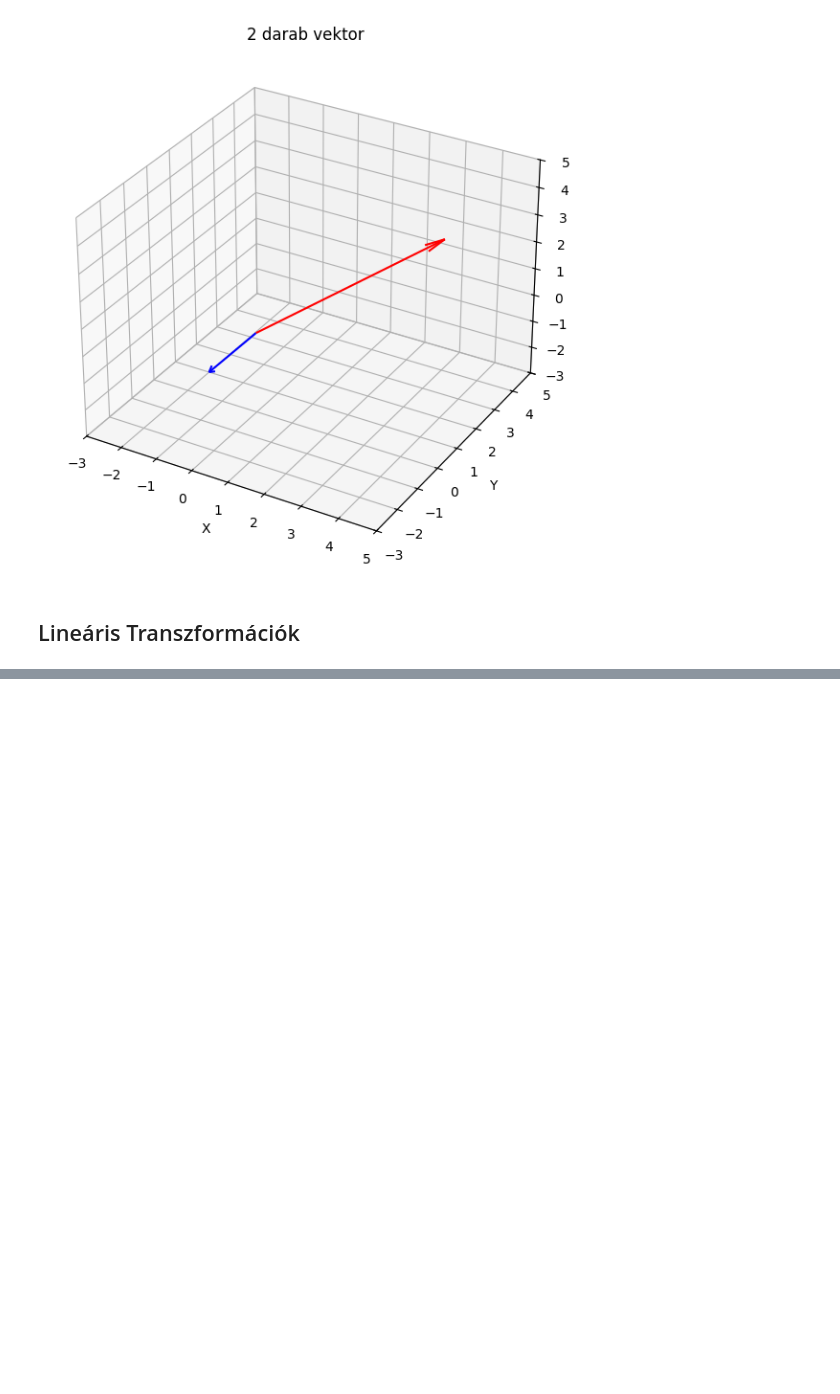
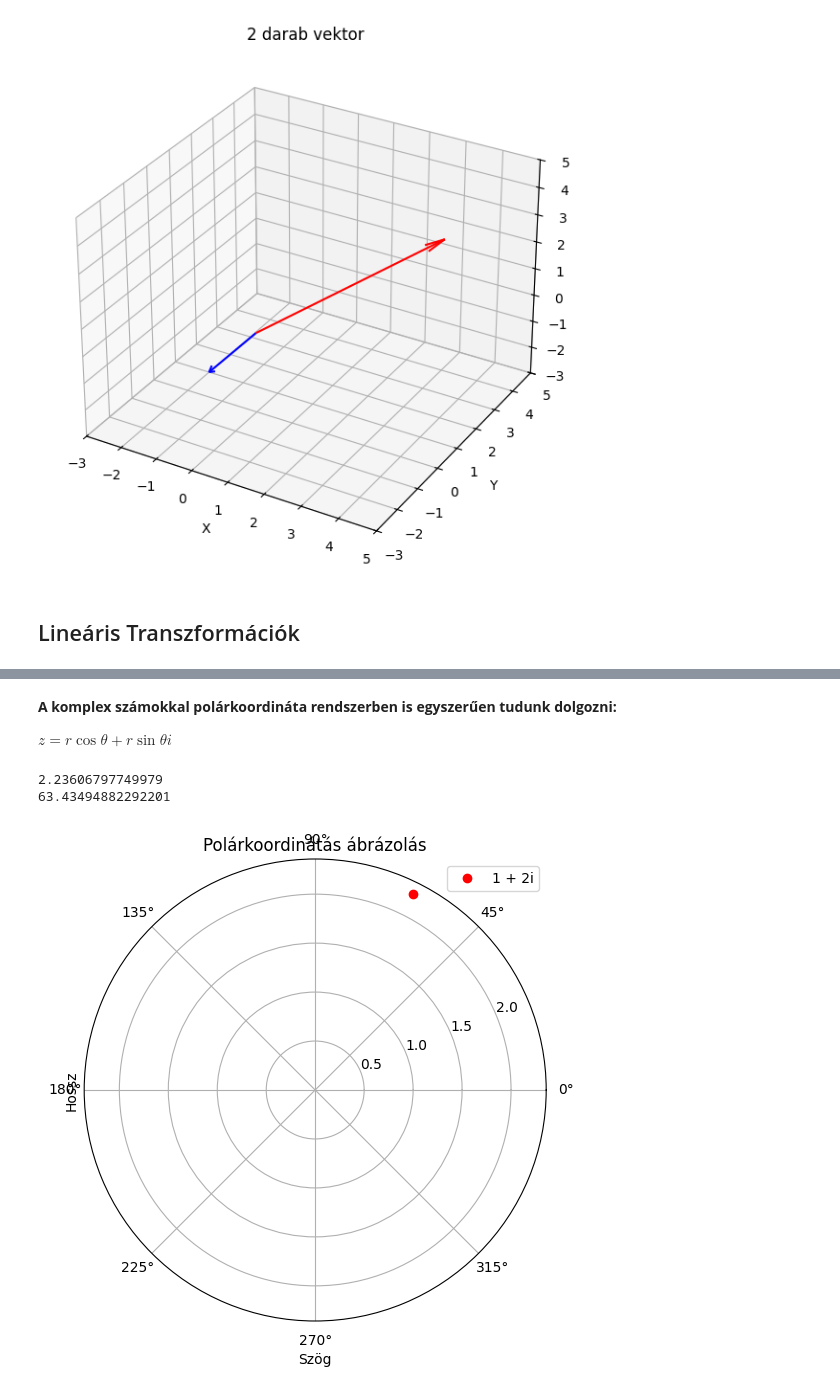
Before and after one commit to BBotond03/ATAMA_2025, a Jupyter notebook: ora_2-Linearis_transzformaciok/ora_2-Linearis_Transzformaciok.ipynb, the cells around one changed output, grey strips where cells are left out. Drawn from its saved outputs; the diff is of its cells as text; code cells hidden in the pictures; blank space fills up the shorter version.

```diff
--- a/ora_2-Linearis_transzformaciok/ora_2-Linearis_Transzformaciok.ipynb
+++ b/ora_2-Linearis_transzformaciok/ora_2-Linearis_Transzformaciok.ipynb
@@ -319,0 +467,31 @@ plt.show()
+# %% [markdown]
+**A komplex számokkal polárkoordináta rendszerben is egyszerűen tudunk dolgozni:**
+
+$
+z = r \cos\theta + r \sin\theta i
+$
+# %%
+# Használjuk most z2-t
+
+# Átváltás polárkoordináta reprezentációba
+r = z2.length()  # vektor hossza
+theta = z2.angle()  # azimuthális szög, radiánban
+print(r)
+print(theta*180/np.pi) # írjuk ki fokokban
+
+# Polárkoordinátás plot
+fig4 = plt.figure(figsize=(6,6))
+polar_coord_2d = fig4.add_subplot(111, polar=True)
+
+polar_coord_2d.plot(theta, r, 'ro', label=z2.toString())
+
+polar_coord_2d.set_xlabel('Szög')
+polar_coord_2d.set_ylabel('Hossz')
+polar_coord_2d.set_title('Polárkoordinátás ábrázolás')
+polar_coord_2d.legend()
+
+plt.show()
+# %% [output]
+2.23606797749979
+63.43494882292201
+[figure, added]
```
Also changed, not shown: parts of 32 cells of this notebook.
